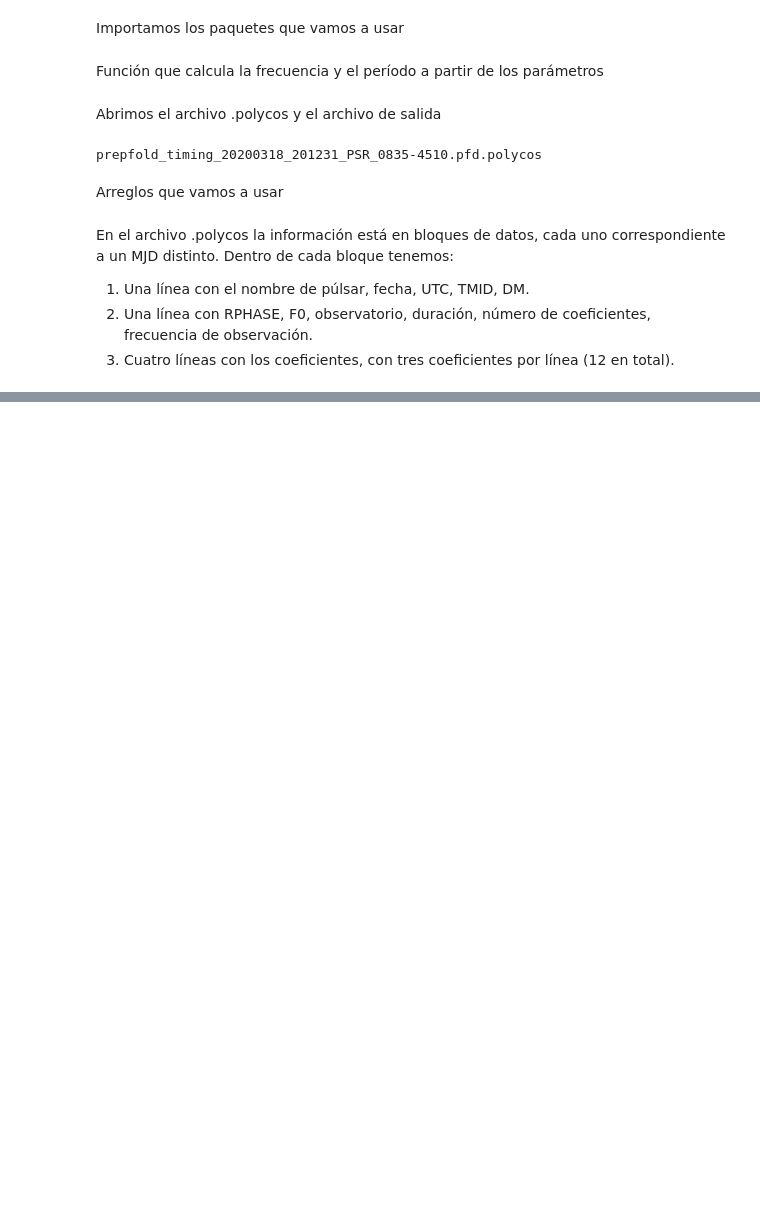
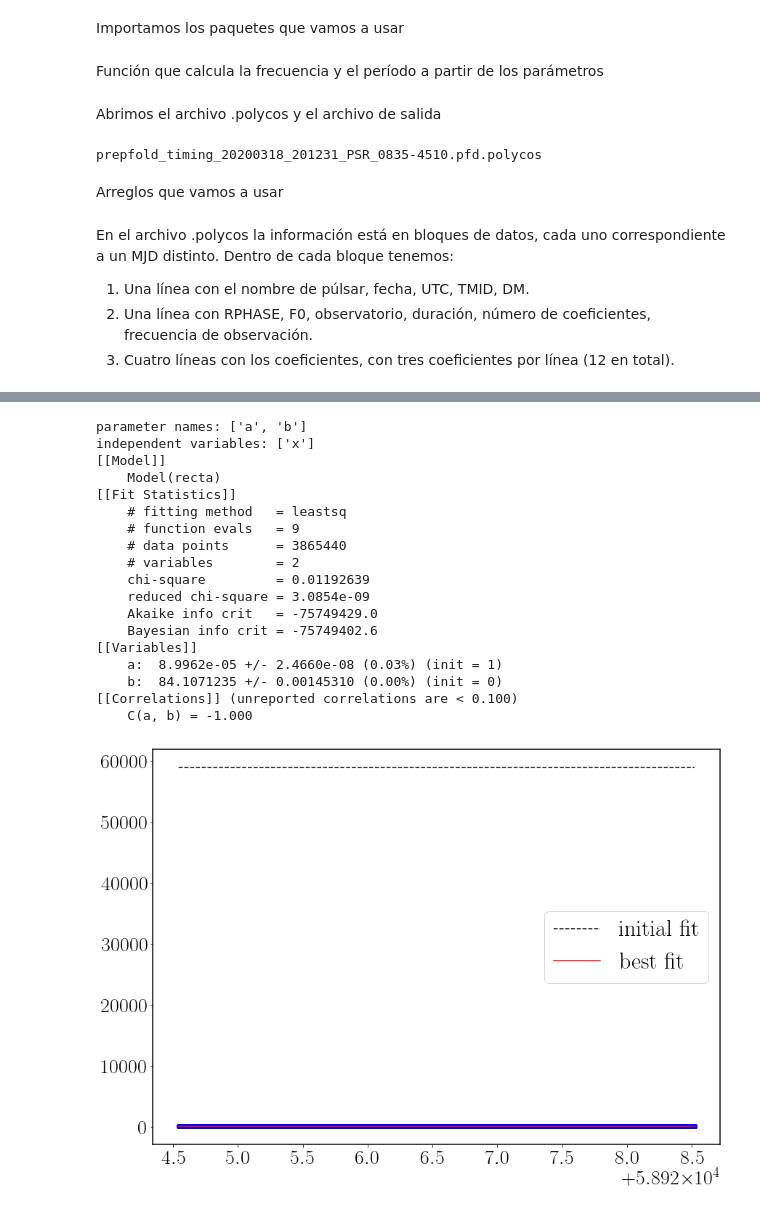
Before and after one commit to svsosafiscella/paper_PuMA3, a Jupyter notebook: period.ipynb, the cells around one changed output, grey strips where cells are left out. Cells and saved outputs as stored; diff of their text form; code cells hidden in the pictures; blank space fills up the shorter version.

```diff
--- a/period.ipynb
+++ b/period.ipynb
@@ -31,6 +36,10 @@ def PERIOD2(T, F0, COEFF, TMID):
     FREQ = ( 11*(DT**10)*COEFF[11] + 10*(DT**9)*COEFF[10] + 9*(DT**8)*COEFF[9] + 8*(DT**7)*COEFF[8] + 7*(DT**6)*COEFF[7] + 6*(DT**5)*COEFF[6] + 5*(DT**4)*COEFF[5] + 4*(DT**3)*COEFF[4] + 3*(DT**2)*COEFF[3] + 2*DT*COEFF[2] + COEFF[1] ) * (1/60.) + F0
 
     return 1/FREQ
+# %%
+def recta(x, a, b):
+
+    return [a * x_i + b for x_i in x]
 # %% [markdown]
 Abrimos el archivo .polycos y el archivo de salida
 # %%
@@ -132,0 +144,39 @@ plt.show()
+# %%
+gmodel = Model(recta, independent_vars=['x'])
+print('parameter names: {}'.format(gmodel.param_names))
+print('independent variables: {}'.format(gmodel.independent_vars))
+
+params = gmodel.make_params(a=1., b=0.)
+
+
+result = gmodel.fit(P_array, x=T_array, a=1., b=0.)
+
+print(result.fit_report())
+
+plt.close()
+plt.figure(figsize=(14,10))
+plt.plot(T_array, P_array, 'bo')
+plt.plot(T_array, result.init_fit, 'k--', label='initial fit')
+plt.plot(T_array, result.best_fit, 'r-', label='best fit')
+plt.legend(loc='best')
+plt.show()
+# %% [output]
+parameter names: ['a', 'b']
+independent variables: ['x']
+[[Model]]
+    Model(recta)
+[[Fit Statistics]]
+    # fitting method   = leastsq
+    # function evals   = 9
+    # data points      = 3865440
+    # variables        = 2
+    chi-square         = 0.01192639
+    reduced chi-square = 3.0854e-09
+    Akaike info crit   = -75749429.0
+    Bayesian info crit = -75749402.6
+[[Variables]]
+    a:  8.9962e-05 +/- 2.4660e-08 (0.03%) (init = 1)
+    b:  84.1071235 +/- 0.00145310 (0.00%) (init = 0)
+[[Correlations]] (unreported correlations are < 0.100)
+    C(a, b) = -1.000
+[figure, added]
```
Also changed, not shown: parts of 3 cells of this notebook.
